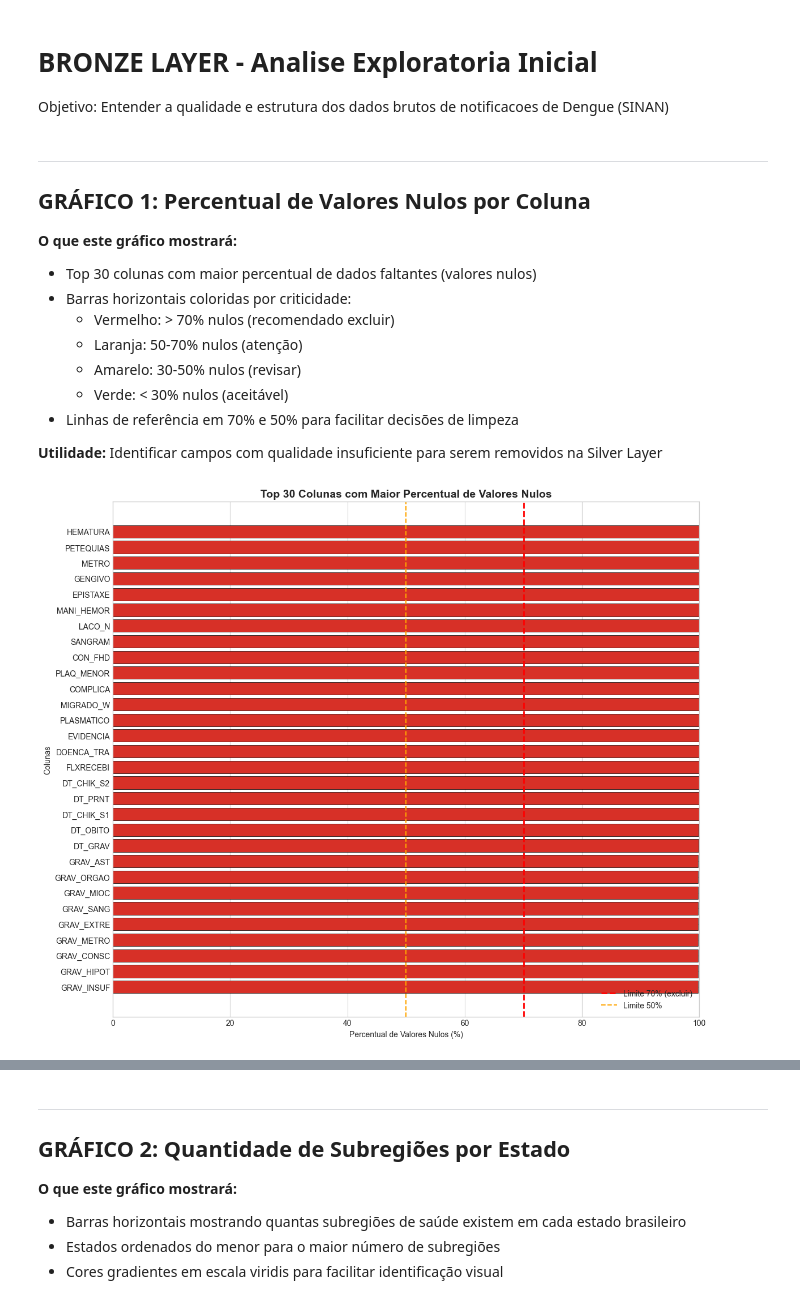
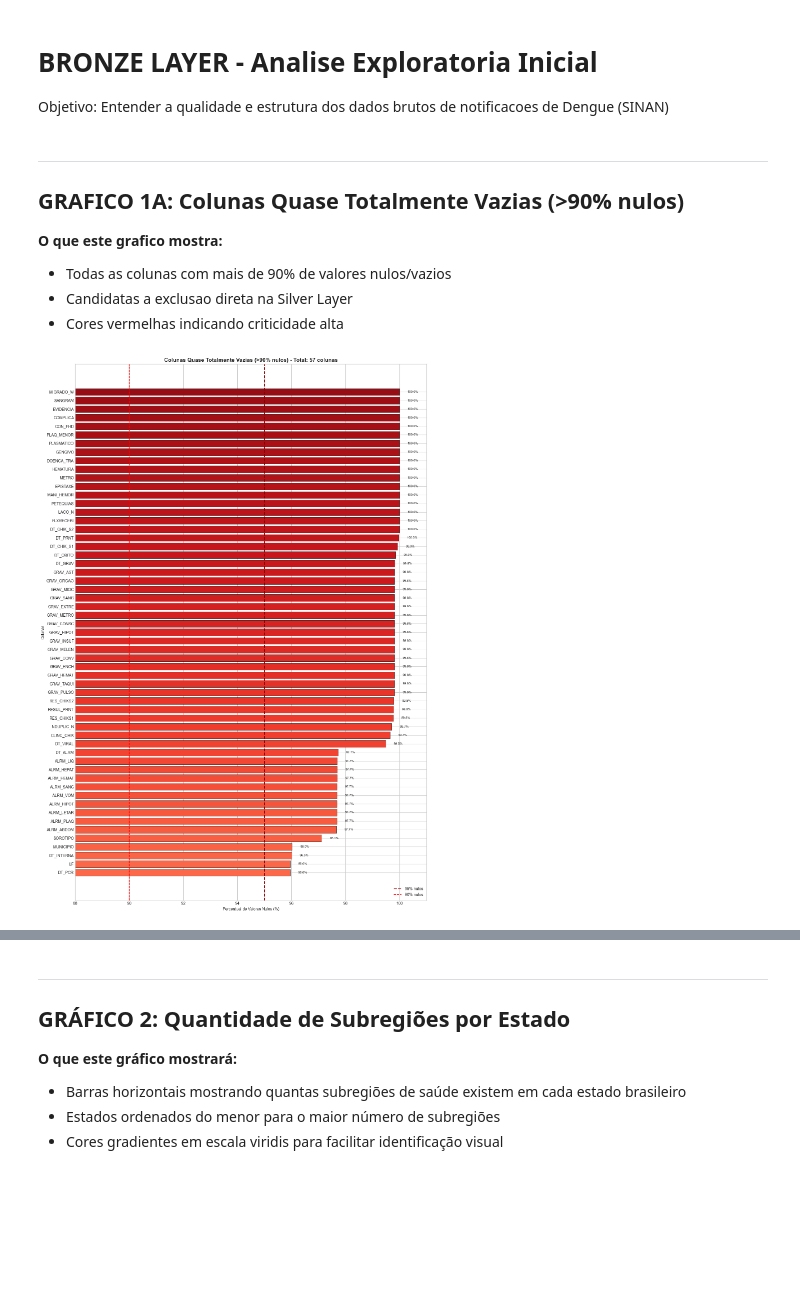
Before and after one commit to ArthurGabrieel/etl-dengue-2025, a Jupyter notebook: Trasformer/bronze_analysis.ipynb, the cells around one changed output, grey strips where cells are left out. Saved outputs shown, nothing was run; the diff lists cells and outputs as text; code cells hidden in the pictures; blank space fills up the shorter version.

Commit message:
feat: corrige sintaxe e adiciona graficos

```diff
--- a/Trasformer/bronze_analysis.ipynb
+++ b/Trasformer/bronze_analysis.ipynb
@@ -42,33 +50,37 @@ DATA_PATH = '../Data_Layer/raw/data/DENGBR25.csv'
 df = pd.read_csv(DATA_PATH, encoding='latin-1', low_memory=False)
 # %% [markdown]
 ---
-## GRÁFICO 1: Percentual de Valores Nulos por Coluna
+## GRAFICO 1A: Colunas Quase Totalmente Vazias (>90% nulos)
 
-**O que este gráfico mostrará:**
-- Top 30 colunas com maior percentual de dados faltantes (valores nulos)
-- Barras horizontais coloridas por criticidade:
-  - Vermelho: > 70% nulos (recomendado excluir)
-  - Laranja: 50-70% nulos (atenção)
-  - Amarelo: 30-50% nulos (revisar)
-  - Verde: < 30% nulos (aceitável)
-- Linhas de referência em 70% e 50% para facilitar decisões de limpeza
-
-**Utilidade:** Identificar campos com qualidade insuficiente para serem removidos na Silver Layer
+**O que este grafico mostra:**
+- Todas as colunas com mais de 90% de valores nulos/vazios
+- Candidatas a exclusao direta na Silver Layer
+- Cores vermelhas indicando criticidade alta
 # %%
-null_pct = (df.isnull().sum() / len(df) * 100).sort_values(ascending=True)
-top_nulls = null_pct.tail(30)
+# GRAFICO 1A: Colunas quase totalmente vazias (>90% nulos)
+null_pct = (df.isnull().sum() / len(df) * 100).sort_values(ascending=False)
+colunas_quase_vazias = null_pct[null_pct >= 90].sort_values(ascending=True)
 
-fig, ax = plt.subplots(figsize=(12, 10))
-colors = ['#d73027' if x > 70 else '#fc8d59' if x > 50 else '#fee08b' if x > 30 else '#91cf60' for x in top_nulls.values]
-bars = ax.barh(top_nulls.index, top_nulls.values, color=colors, edgecolor='black', linewidth=0.5)
-ax.axvline(x=70, color='red', linestyle='--', linewidth=2, label='Limite 70% (excluir)')
-ax.axvline(x=50, color='orange', linestyle='--', linewidth=1.5, label='Limite 50%')
-ax.set_xlabel('Percentual de Valores Nulos (%)')
-ax.set_ylabel('Colunas')
-ax.set_title('Top 30 Colunas com Maior Percentual de Valores Nulos', fontsize=14, fontweight='bold')
-ax.legend(loc='lower right')
-ax.set_xlim(0, 100)
-plt.tight_layout()
-plt.show()
+if len(colunas_quase_vazias) > 0:
+    fig, ax = plt.subplots(figsize=(14, max(6, len(colunas_quase_vazias) * 0.35)))
+    colors = plt.cm.Reds(np.linspace(0.5, 0.9, len(colunas_quase_vazias)))
+    bars = ax.barh(colunas_quase_vazias.index, colunas_quase_vazias.values, color=colors, edgecolor='black', linewidth=0.5)
+
+    for bar, val in zip(bars, colunas_quase_vazias.values):
+        ax.text(bar.get_width() + 0.3, bar.get_y() + bar.get_height()/2,
+                f'{val:.1f}%', va='center', fontsize=8)
+
+    ax.axvline(x=95, color='darkred', linestyle='--', linewidth=2, label='95% nulos')
+    ax.axvline(x=90, color='red', linestyle='--', linewidth=1.5, label='90% nulos')
+    ax.set_xlabel('Percentual de Valores Nulos (%)')
+    ax.set_ylabel('Colunas')
+    ax.set_title(f'Colunas Quase Totalmente Vazias (>90% nulos) - Total: {len(colunas_quase_vazias)} colunas',
+                 fontsize=14, fontweight='bold')
+    ax.legend(loc='lower right')
+    ax.set_xlim(88, 101)
+    plt.tight_layout()
+    plt.show()
+else:
+    print("Nenhuma coluna com mais de 90% de valores nulos encontrada.")
 # %% [output]
-[figure, old version]
+[figure, new version]
```
Also changed, not shown: parts of 5 cells of this notebook.
